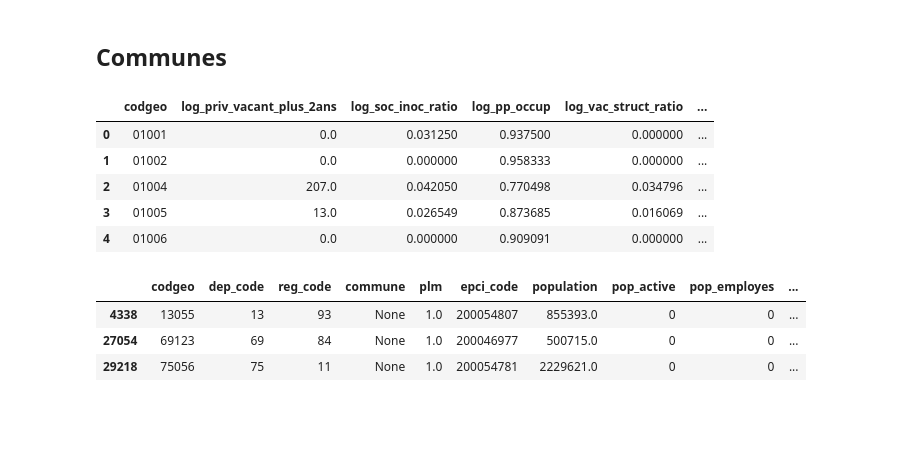
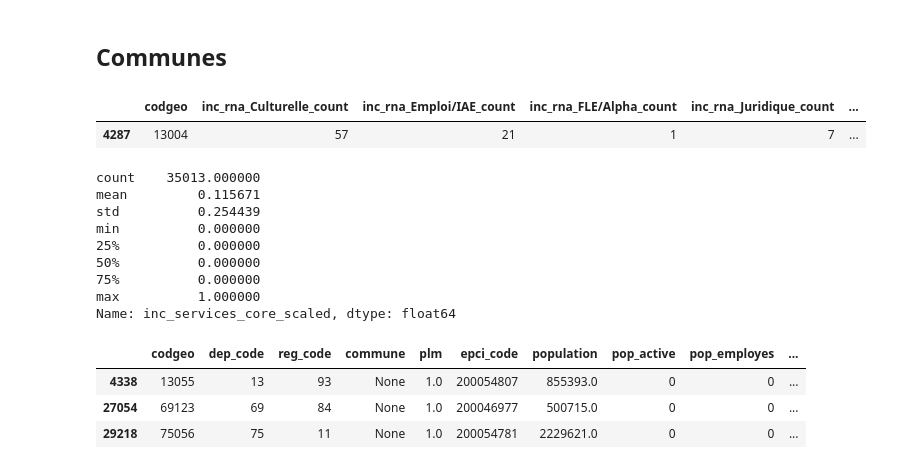
Before and after one commit to jbesan/13_odis_stream2, a Jupyter notebook: notebooks/odis_check_data.ipynb, the cells around one changed output. Cells and saved outputs as stored; diff of their text form; code cells hidden in the pictures; blank space fills up the shorter version.

```diff
--- a/notebooks/odis_check_data.ipynb
+++ b/notebooks/odis_check_data.ipynb
@@ -45,14 +45,22 @@ odis_communes[iml_cols].describe()
 # %% [markdown]
 ## Communes
 # %%
-odis_communes[['codgeo'] + [col for col in odis_communes.columns if col.startswith('log_')]].head()
+odis_communes[odis_communes.codgeo == '13004'][['codgeo'] + [col for col in odis_communes.columns if col.startswith('inc_')]].head()
 # %% [output]
-|  | codgeo | log_priv_vacant_plus_2ans | log_soc_inoc_ratio | log_pp_occup | log_vac_struct_ratio | ... |
-| 0 | 01001 | 0.0 | 0.031250 | 0.937500 | 0.000000 | ... |
-| 1 | 01002 | 0.0 | 0.000000 | 0.958333 | 0.000000 | ... |
-| 2 | 01004 | 207.0 | 0.042050 | 0.770498 | 0.034796 | ... |
-| 3 | 01005 | 13.0 | 0.026549 | 0.873685 | 0.016069 | ... |
-| 4 | 01006 | 0.0 | 0.000000 | 0.909091 | 0.000000 | ... |
+|  | codgeo | inc_rna_Culturelle_count | inc_rna_Emploi/IAE_count | inc_rna_FLE/Alpha_count | inc_rna_Juridique_count | ... |
+| 4287 | 13004 | 57 | 21 | 1 | 7 | ... |
+# %%
+odis_communes.inc_services_core_scaled.describe()
+# %% [output]
+count    35013.000000
+mean         0.115671
+std          0.254439
+min          0.000000
+25%          0.000000
+50%          0.000000
+75%          0.000000
+max          1.000000
+Name: inc_services_core_scaled, dtype: float64
 # %%
 odis_communes[odis_communes.plm == True].head()
 # %% [output]
```
Also changed, not shown: parts of 6 cells of this notebook, 24 other files.
